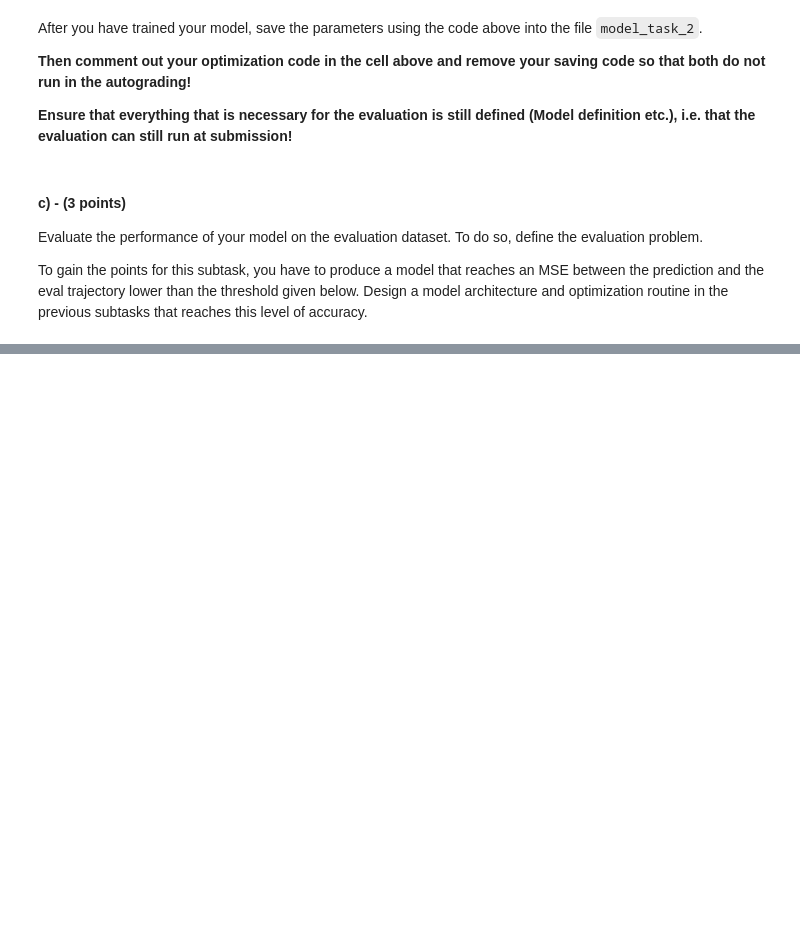
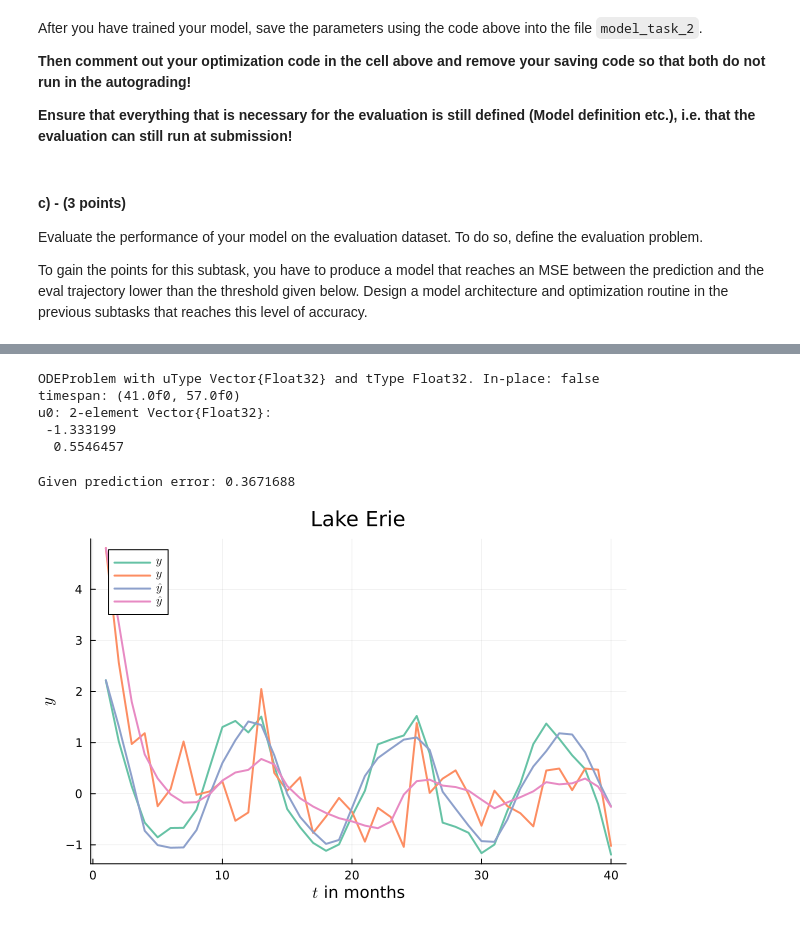
Before and after one commit to tobiaslotz/DS4DS, a Jupyter notebook: exercises/Ex11/ds4ds_ex11.ipynb, the cells around one changed output, grey strips where cells are left out. Drawn from its saved outputs; the diff is of its cells as text; code cells hidden in the pictures; blank space fills up the shorter version.

```diff
--- a/exercises/Ex11/ds4ds_ex11.ipynb
+++ b/exercises/Ex11/ds4ds_ex11.ipynb
@@ -406,10 +466,44 @@ Build and train a NODE model using the training dataset. Design a feed-forward f
 result_2 = nothing
 
 #--- YOUR CODE STARTS HERE ---#
-
-#--- YOUR CODE ENDS HERE ---#
+input_size = size(y_training)[2] + size(u_training)[2]
+output_size = size(y_training)[2]
+ann = create_ann([input_size, 32, 24, output_size], tanh, x -> x)
+seed = 2
+w, st = Lux.setup(MersenneTwister(seed), ann);
+w = ComponentArray(w);
 
 
-if @isdefined result_erie
-    serialize("model_task_2", result_erie)
+dxdt(x, w, t) = ann(vcat(x, Float32.(interpolate_input(t))), w, st)[1]
+training_prob = ODEProblem(dxdt, y_training[1,:], (Float32(1.), Float32(40.0)), w)
+
+
+optimizer = OptimizationFlux.Adam(1e-3)
+maxiters = 2_000
+
+function callback(state, l)
+	state.iter % 100 == 0 && @printf "Iteration: %5d, Training loss: %.6e\n" state.iter l
+	return false
 end
+
+function MSE(w)
+    preds = predict_NODE(w, training_prob, y_training[1,:], tsteps_training, dt).u
+    loss = Flux.mse(mapreduce(permutedims, vcat, preds), y_training)
+    return loss
+end
+optf = Optimization.OptimizationFunction((w, t) -> MSE(w), Optimization.AutoZygote())
+optprob = Optimization.OptimizationProblem(optf, w)
+
+
+#result_erie = Optimization.solve(
+#    optprob,
+#    optimizer,
+#    maxiters=maxiters,
+#    callback=callback
+#)
+##--- YOUR CODE ENDS HERE ---#
+#
+#
+#if @isdefined result_erie
+#    serialize("model_task_2", result_erie)
+#end
@@ -433,14 +532,21 @@ x0_eval = nothing
 evaluation_prob = nothing
 
 #--- YOUR CODE STARTS HERE ---#
-
+x0_eval = y_eval[1,:]
+evaluation_prob = ODEProblem(dxdt, x0_eval, (Float32(41.), Float32(57.)), student_w)
 #--- YOUR CODE ENDS HERE ---#
+# %% [output]
+ODEProblem with uType Vector{Float32} and tType Float32. In-place: false
+timespan: (41.0f0, 57.0f0)
+u0: 2-element Vector{Float32}:
+ -1.333199
+  0.5546457
 # %%
 #public test
 @assert isa(x0_eval, Array)
 @assert isa(evaluation_prob, ODEProblem)
 
-prediction_eval = transpose(predict_NODE(student_w, evaluation_prob, x0_eval, tsteps_eval, dt))
+prediction_eval = mapreduce(permutedims, vcat, predict_NODE(student_w, evaluation_prob, x0_eval, tsteps_eval, dt).u)
 
 
 @assert length(prediction_eval) == length(y_eval)
@@ -449,10 +555,14 @@ prediction_error_eval = Flux.mse(prediction_eval, y_eval)
 println("Given prediction error: ", prediction_error_eval)
 
 @assert prediction_error_eval <= 0.5
+# %% [output]
+Given prediction error: 0.3671688
 # %%
-prediction_training = transpose(predict_NODE(student_w, training_problem, y_training[1, :] , tsteps_training, dt))
+prediction_training = mapreduce(permutedims, vcat, predict_NODE(student_w, training_prob, y_training[1,:], tsteps_training, dt).u)
 
 p = plot(tsteps_training, y_training, label=L"y", title="Lake Erie", xlabel=L"$t$ in months", ylabel=L"y", legend=:topleft,lw=2, palette = :Set2_5)
 # plot!(p, tsteps_training, u_training, label=L"u", lw =2)
 plot!(p, tsteps_training, prediction_training, label=L"\hat{y}", lw =2)
+# %% [output]
+[figure, added]
 # %%
```
Also changed, not shown: parts of 18 cells of this notebook, 4 other files.
